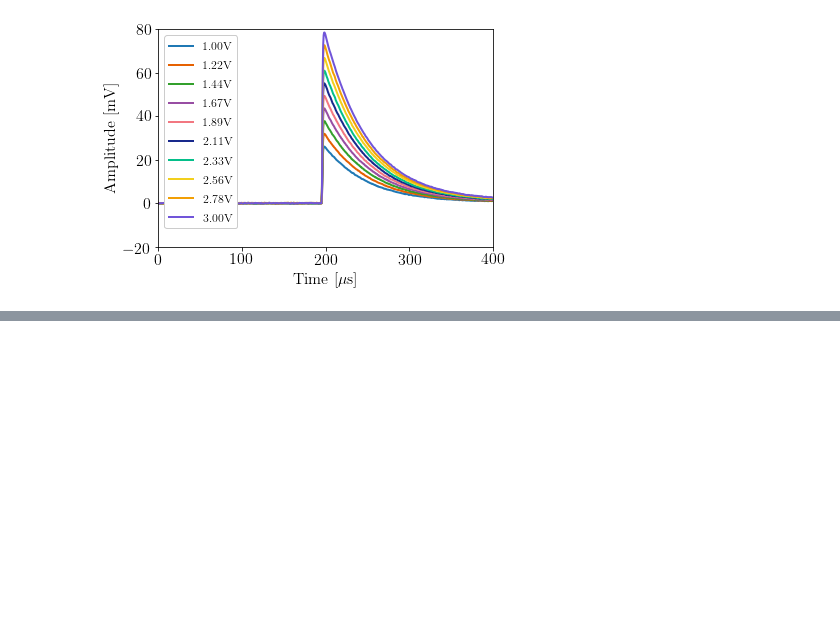
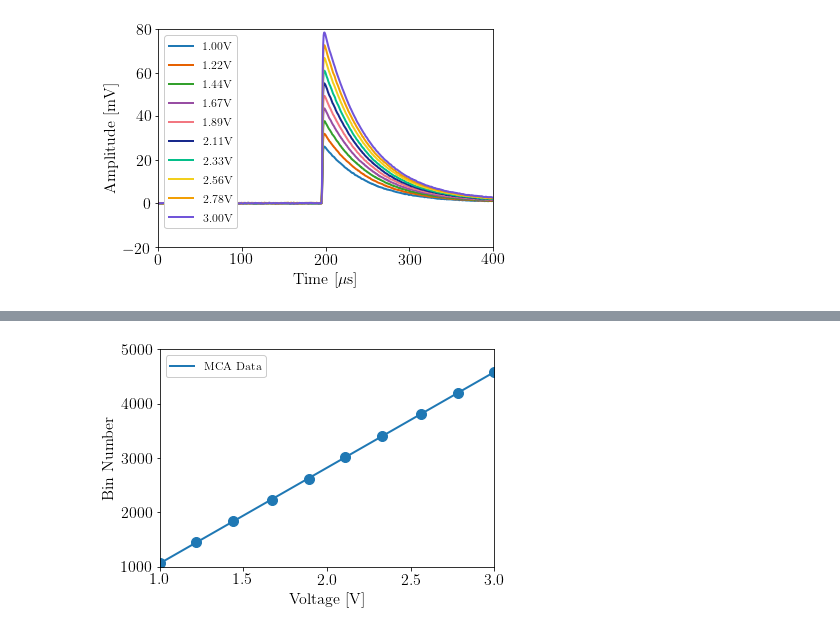
Before and after one commit to Moore-Lab/purity-monitor, a Jupyter notebook: Jupyter/Log/2022-06-08.ipynb, the cells around one changed output, grey strips where cells are left out. Drawn from its saved outputs; the diff is of its cells as text; code cells hidden in the pictures; blank space fills up the shorter version.

```diff
--- a/Jupyter/Log/2022-06-08.ipynb
+++ b/Jupyter/Log/2022-06-08.ipynb
@@ -121,0 +138,14 @@ plt.show()
+# %%
+plt.figure()
+plt.xlim(np.min(voltages.astype(float)), np.max(voltages.astype(float)))
+plt.xlabel('Voltage [V]')
+plt.ylabel('Bin Number')
+plt.scatter(voltages.astype(float), ys)
+
+popt,pcov = curve_fit(line,voltages.astype(float), ys)
+
+plt.plot(voltages.astype(float), line(voltages.astype(float),*popt), label='MCA Data')
+plt.legend(loc='upper left')
+plt.show()
+# %% [output]
+[figure, added]
```
Also changed, not shown: parts of 5 cells of this notebook.
